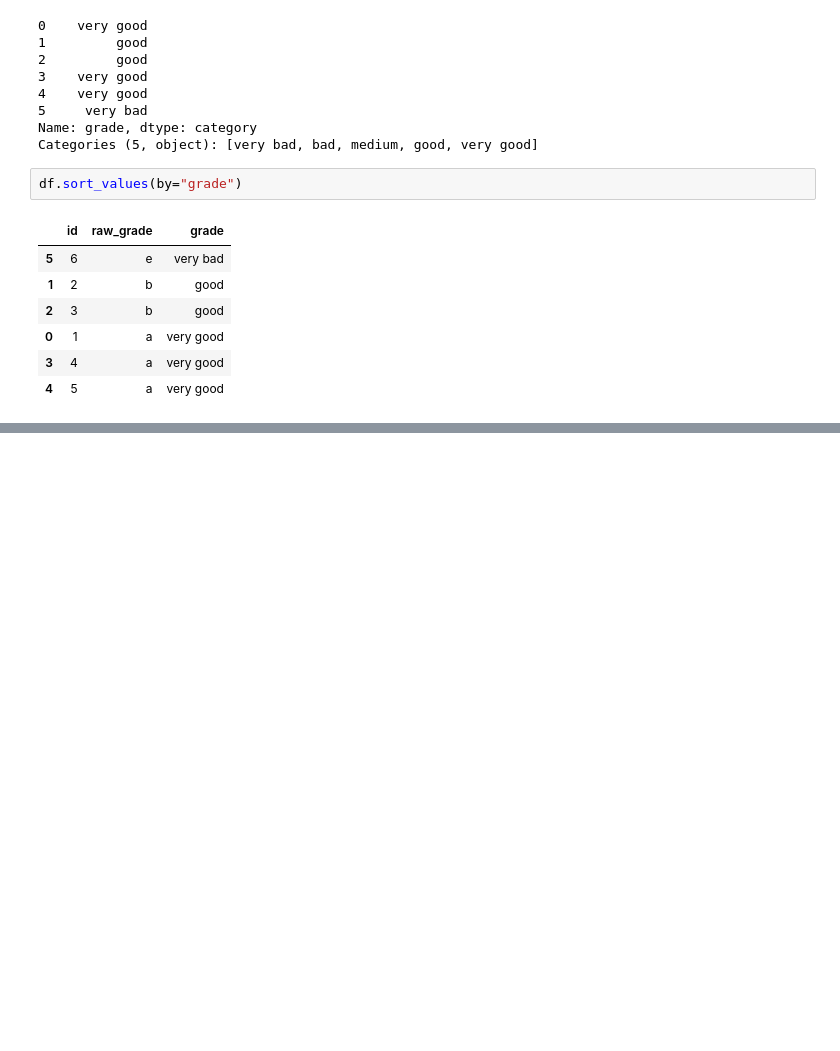
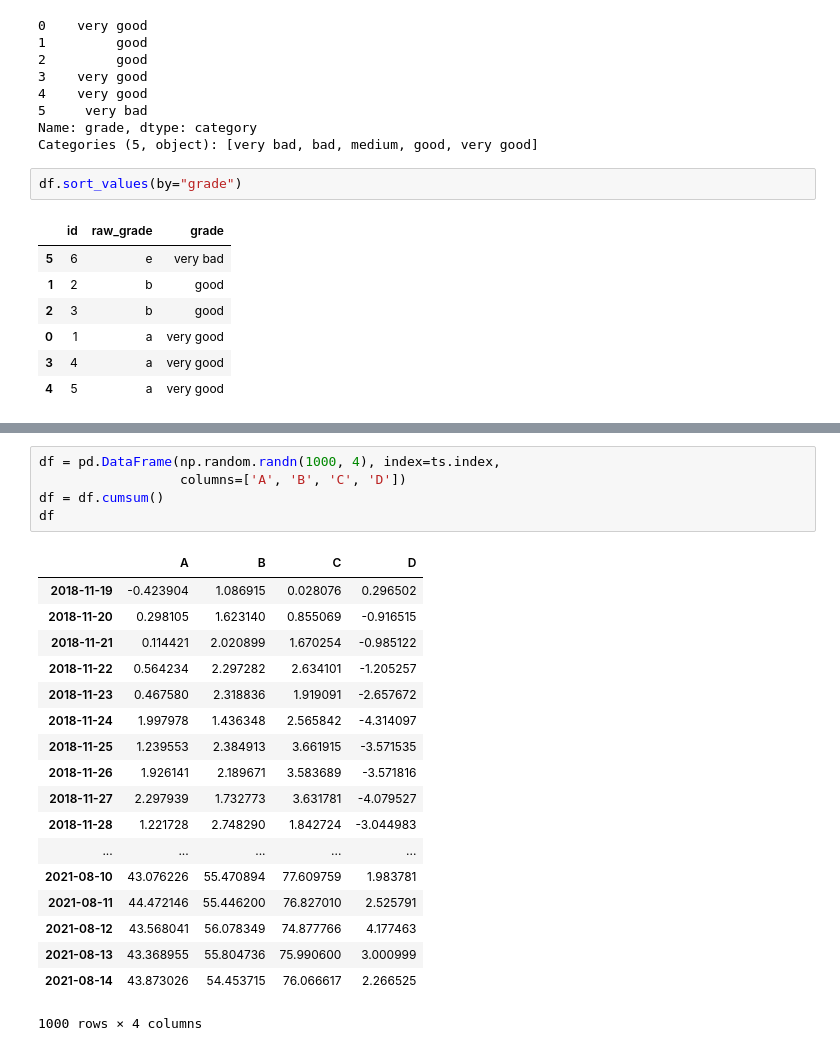
Before and after one commit to zeevikal/data_gov_il_research, a Jupyter notebook: notebooks/pandas_quick_review.ipynb, the cells around one changed output, grey strips where cells are left out. Drawn from its saved outputs; the diff is of its cells as text; blank space fills up the shorter version.

```diff
--- a/notebooks/pandas_quick_review.ipynb
+++ b/notebooks/pandas_quick_review.ipynb
@@ -834,0 +874,24 @@ df.sort_values(by="grade")
+# %%
+df = pd.DataFrame(np.random.randn(1000, 4), index=ts.index,
+                  columns=['A', 'B', 'C', 'D'])
+df = df.cumsum()
+df
+# %% [output]
+|  | A | B | C | D |
+| 2018-11-19 | -0.423904 | 1.086915 | 0.028076 | 0.296502 |
+| 2018-11-20 | 0.298105 | 1.623140 | 0.855069 | -0.916515 |
+| 2018-11-21 | 0.114421 | 2.020899 | 1.670254 | -0.985122 |
+| 2018-11-22 | 0.564234 | 2.297282 | 2.634101 | -1.205257 |
+| 2018-11-23 | 0.467580 | 2.318836 | 1.919091 | -2.657672 |
+| 2018-11-24 | 1.997978 | 1.436348 | 2.565842 | -4.314097 |
+| 2018-11-25 | 1.239553 | 2.384913 | 3.661915 | -3.571535 |
+| 2018-11-26 | 1.926141 | 2.189671 | 3.583689 | -3.571816 |
+| 2018-11-27 | 2.297939 | 1.732773 | 3.631781 | -4.079527 |
+| 2018-11-28 | 1.221728 | 2.748290 | 1.842724 | -3.044983 |
+| ... | ... | ... | ... | ... |
+| 2021-08-10 | 43.076226 | 55.470894 | 77.609759 | 1.983781 |
+| 2021-08-11 | 44.472146 | 55.446200 | 76.827010 | 2.525791 |
+| 2021-08-12 | 43.568041 | 56.078349 | 74.877766 | 4.177463 |
+| 2021-08-13 | 43.368955 | 55.804736 | 75.990600 | 3.000999 |
+| 2021-08-14 | 43.873026 | 54.453715 | 76.066617 | 2.266525 |
+1000 rows × 4 columns
```
Also changed, not shown: parts of 5 cells of this notebook.
